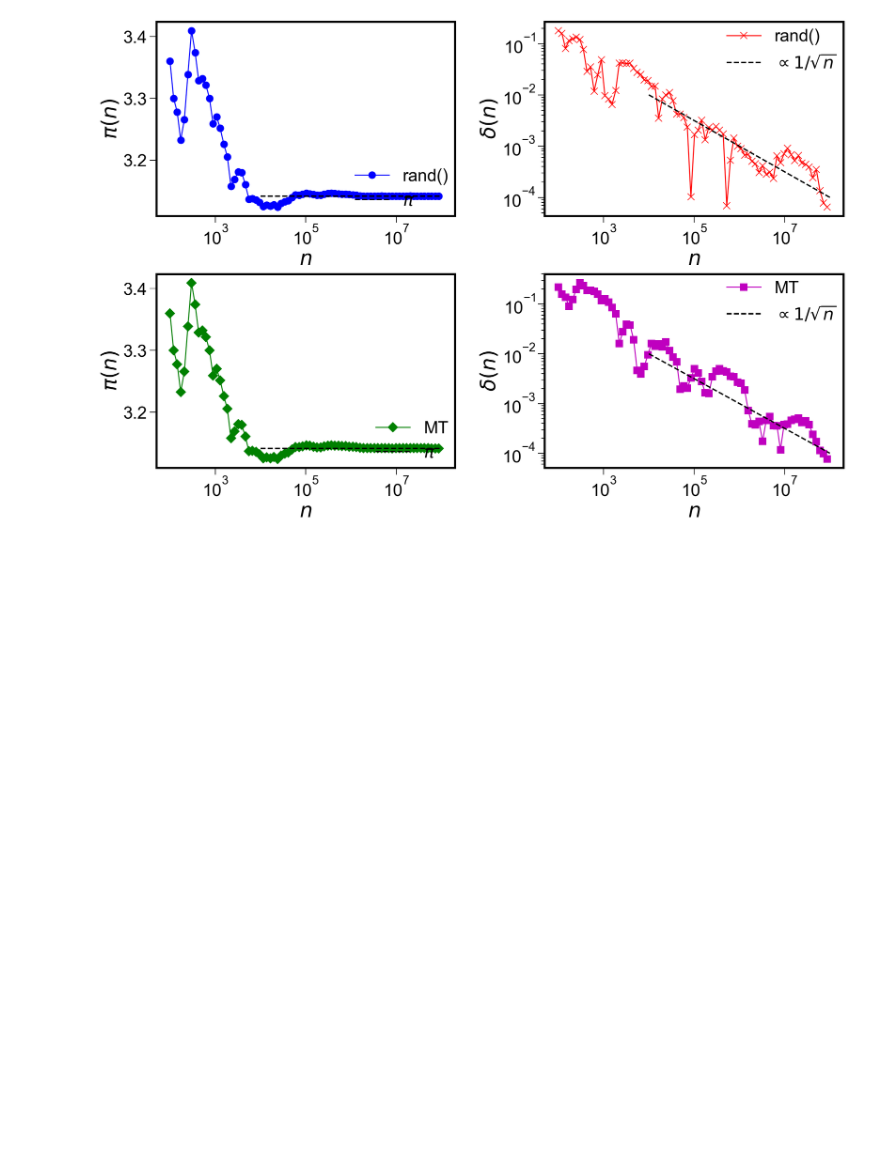
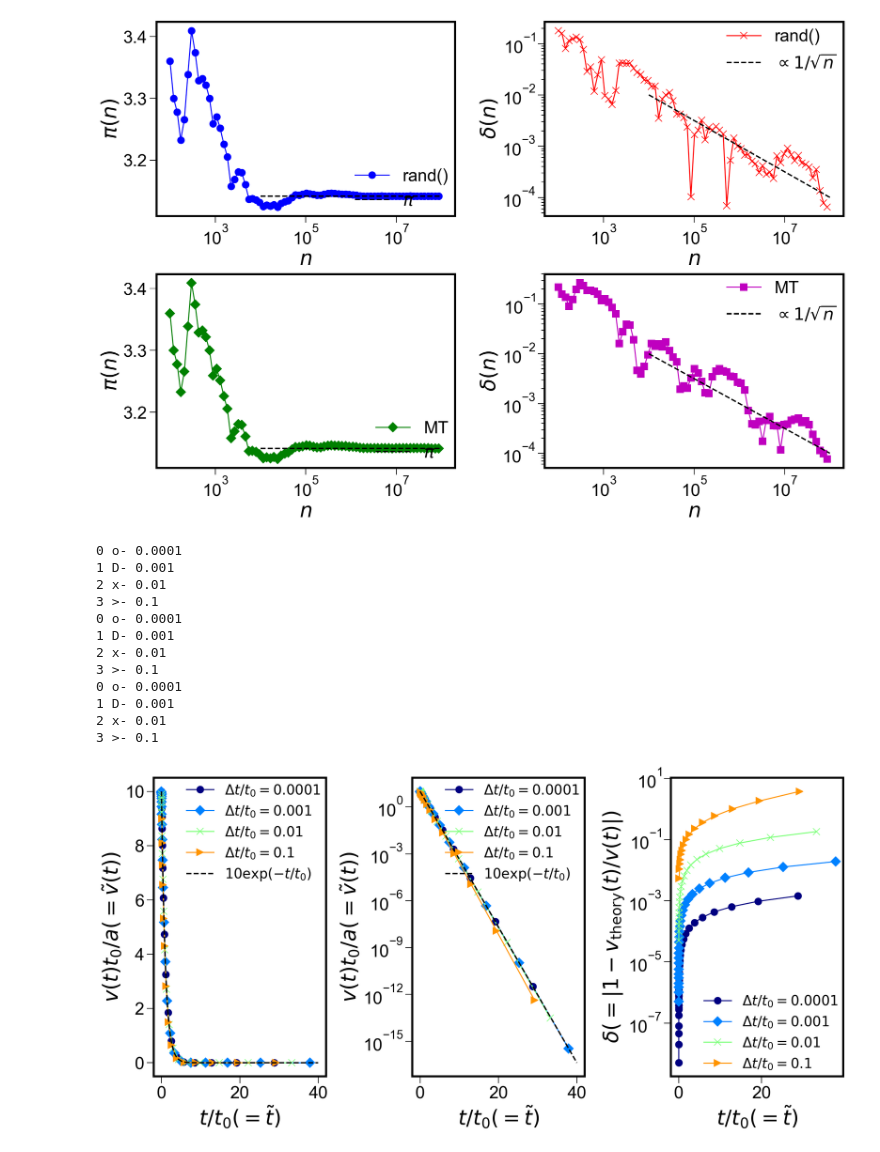
Before and after one commit to TakeshiKawasaki/2023-simulation-training, a Jupyter notebook: 2023_simulation.ipynb, the cells around one changed output. Cells and saved outputs as stored; diff of their text form; code cells hidden in the pictures; blank space fills up the shorter version.

```diff
--- a/2023_simulation.ipynb
+++ b/2023_simulation.ipynb
@@ -199,3 +199,79 @@ plt.savefig('./Lecture2/pi-error.png')
 plt.savefig('./Lecture2/pi-error.pdf')
 # %% [output]
 [figure]
+# %%
+import matplotlib
+import matplotlib.pyplot as plt
+%matplotlib inline
+%config InlineBackend.figure_format = 'retina'
+import matplotlib.cm as cm  # colormap
+import numpy as np
+#plt.rcParams["text.usetex"] =True
+plt.rcParams['font.family'] = 'Arial' #使用するフォント名
+plt.rcParams["font.size"] = 25
+
+fig = plt.figure(figsize=(18,8))
+
+dt=[0.0001,0.0010,0.0100,0.1000]
+symbol =['o-','D-','x-','>-']
+
+for j in range (1,4):
+    ax1 = fig.add_subplot("13{}".format(j))
+    if(j>1):
+        plt.yscale('log')
+
+    for i in range (0,4):
+        print(i,symbol[i],dt[i])  # for check on the arrays
+        time,vel= np.loadtxt("./Lecture3/velo_{:.4f}.dat".format(dt[i]), comments='#', unpack=True)
+        if(j!=3):
+            plt.plot(time,vel, "{}".format(symbol[i]) ,markersize=10,color=cm.jet(i/4),label=r"$\Delta t/t_0={}$".format(dt[i]))
+        else:
+            plt.plot(time,np.abs(1 -10.*np.exp(-time)/vel), "{}".format(symbol[i]) ,markersize=10,color=cm.jet(i/4),label=r"$\Delta t/t_0={}$".format(dt[i]))
+
+
+    ###Drawing a line ######
+    if(j<3):
+        time= np.linspace(1e-4, 4e1, 1000)
+        vel= 10.*np.exp(-time)
+        plt.plot(time,vel, "--",markersize=3,linewidth = 2.0, color="k",label=r"$10\exp{(-t/t_0)}$")
+    #########
+    #図の書式設定
+    plt.tick_params(which='major',width = 1, length = 10)
+    plt.tick_params(which='minor',width = 1, length = 5)
+    ax1.spines['top'].set_linewidth(3)
+    ax1.spines['bottom'].set_linewidth(3)
+    ax1.spines['left'].set_linewidth(3)
+    ax1.spines['right'].set_linewidth(3)
+    plt.xlabel(r"$t/t_0(=\tilde{t})$",color='k', size=30)
+    if(j!=3):
+        plt.ylabel(r"$v(t)t_0/a(=\tilde{v}(t))$",color='k', size=30)
+    else:
+        plt.ylabel(r"$\delta(=|1-v_{\rm theory}(t)/v(t)|)$",color='k', size=30)
+
+    #図の凡例の有無や位置，サイズを調整
+    if(j<3):
+        plt.legend(ncol=1, loc=1, borderaxespad=0, fontsize=20,frameon=False)
+    else:
+        plt.legend(ncol=1, loc=4, borderaxespad=0, fontsize=20,frameon=False)
+
+#################################
+#図のマージン設定
+plt.subplots_adjust(wspace=0.5, hspace=0.25)
+#各自ファイルのパスを変えること．
+plt.savefig('./Lecture3/velo_dt_lin_log.png')
+plt.savefig('./Lecture3/velo_dt_lin_log.pdf')
+plt.show()
+# %% [output]
+0 o- 0.0001
+1 D- 0.001
+2 x- 0.01
+3 >- 0.1
+0 o- 0.0001
+1 D- 0.001
+2 x- 0.01
+3 >- 0.1
+0 o- 0.0001
+1 D- 0.001
+2 x- 0.01
+3 >- 0.1
+[figure, added]
```
